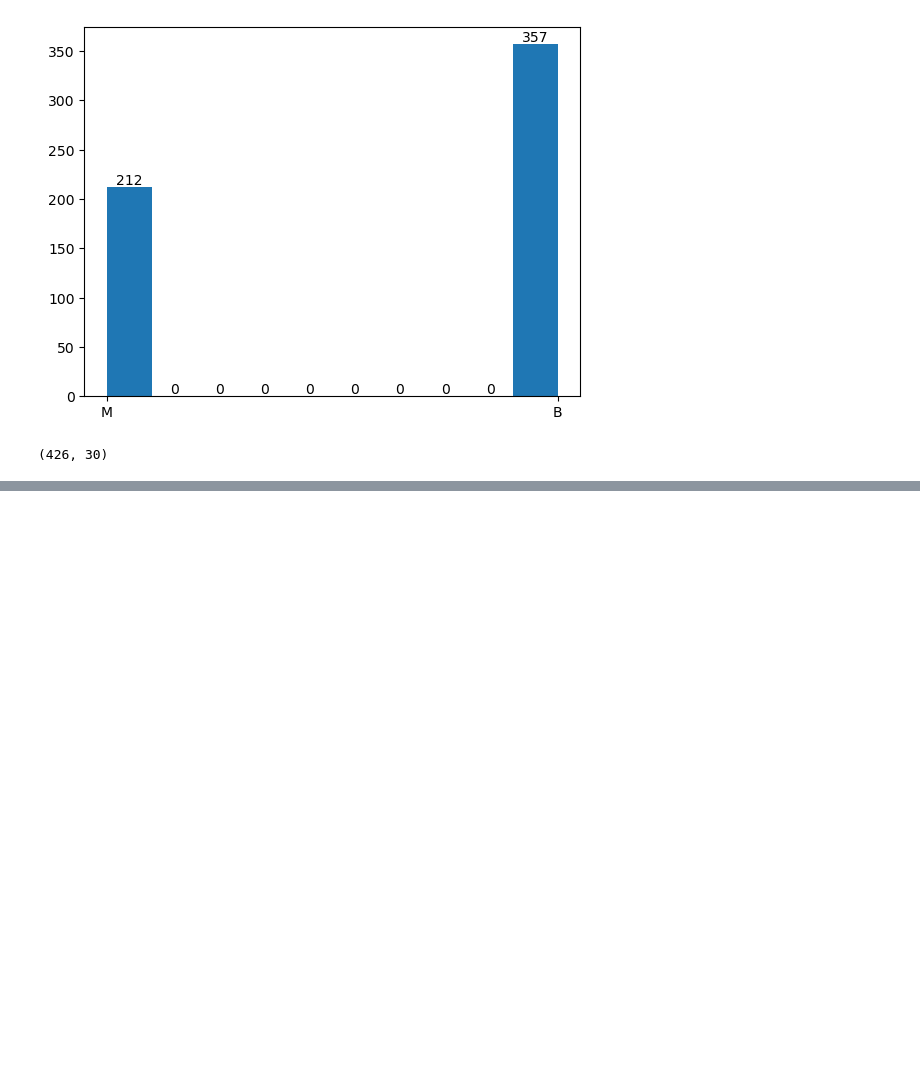
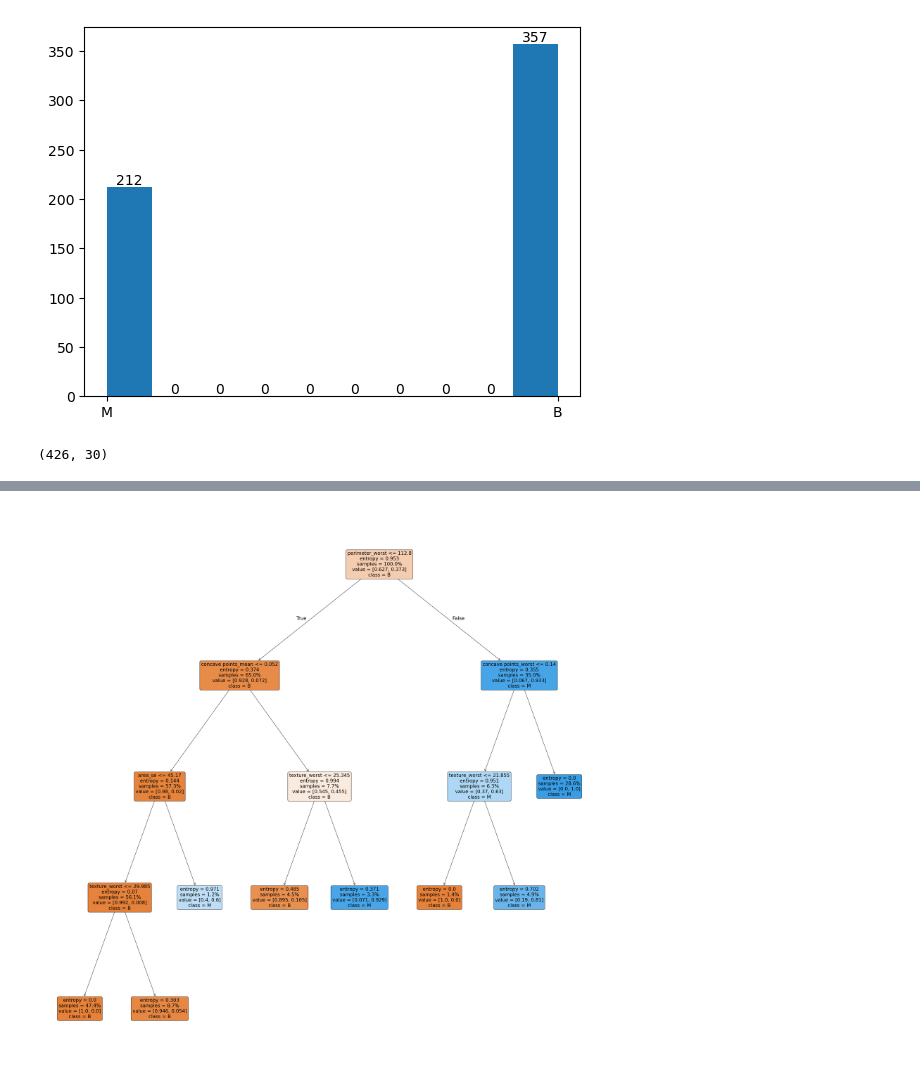
Before and after one commit to natasablagojevic/ip1_review, a Jupyter notebook: Vezbanje6/04.DecisionTreeClassifier.ipynb, the cells around one changed output, grey strips where cells are left out. Drawn from its saved outputs; the diff is of its cells as text; code cells hidden in the pictures; blank space fills up the shorter version.

```diff
--- a/Vezbanje6/04.DecisionTreeClassifier.ipynb
+++ b/Vezbanje6/04.DecisionTreeClassifier.ipynb
@@ -99,0 +192,2 @@ from sklearn.tree import DecisionTreeClassifier
+# %%
+model = DecisionTreeClassifier(max_depth=4, criterion='entropy', min_samples_split=25)
@@ -99,0 +234,4 @@ from sklearn.tree import DecisionTreeClassifier
+# %%
+treePlot(model, feature_names, class_names)
+# %% [output]
+[figure, added]
```
Also changed, not shown: parts of 35 cells of this notebook, 5 other files.
